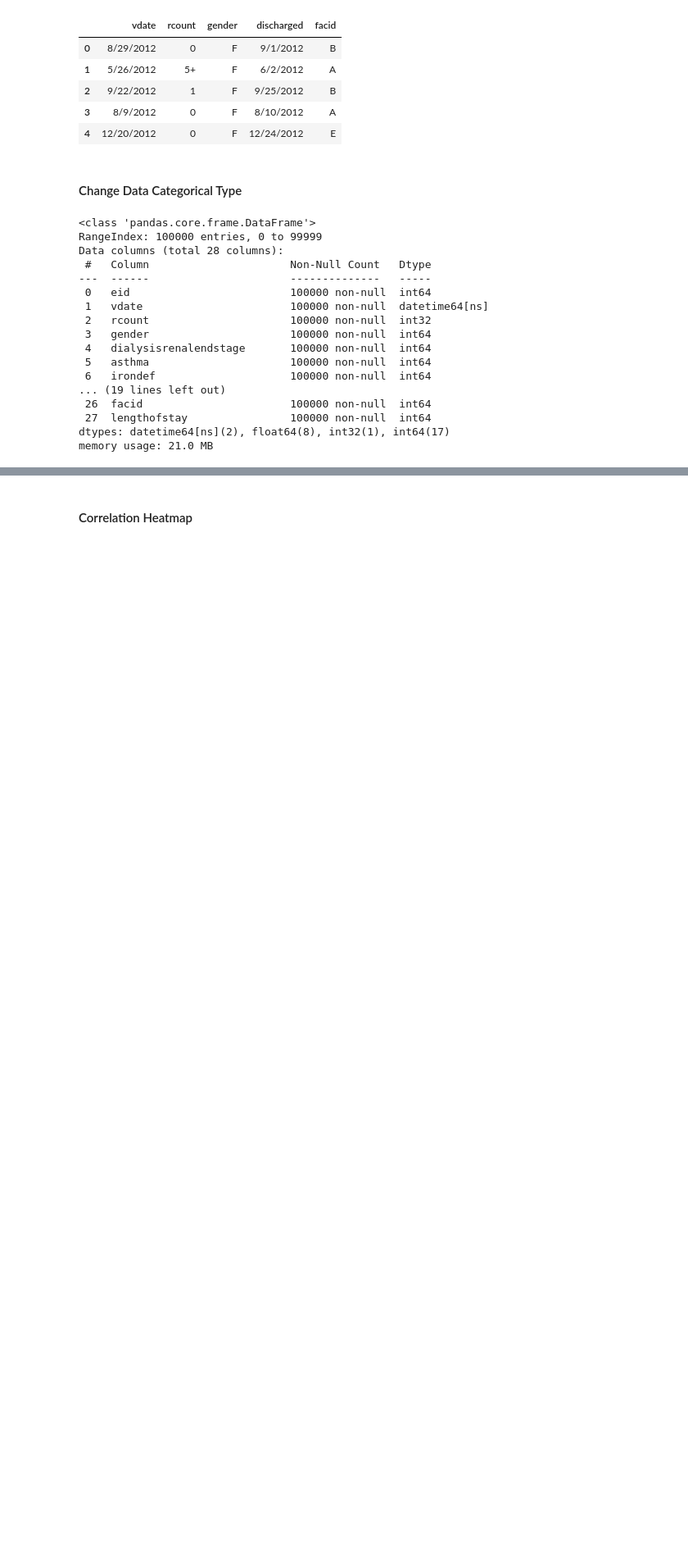
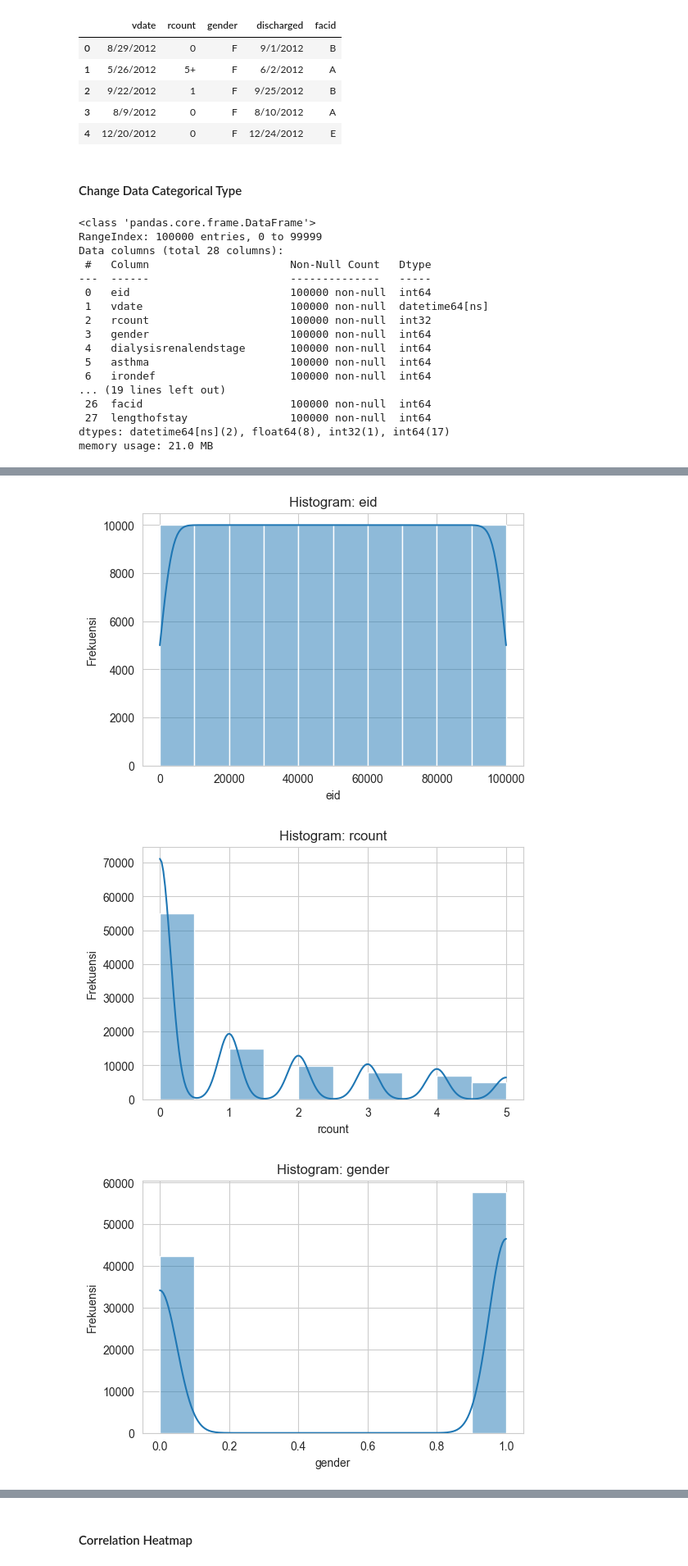
Before and after one commit to NasyaPutriRaudhah/Datathon, a Jupyter notebook: Datathon.ipynb, the cells around one changed output, grey strips where cells are left out. Shown at 82% size. Saved outputs shown, nothing was run; the diff lists cells and outputs as text; code cells hidden in the pictures; blank space fills up the shorter version.

```diff
--- a/Datathon.ipynb
+++ b/Datathon.ipynb
@@ -57,6 +57,11 @@ data.select_dtypes(include='object').head()
 | 2 | 9/22/2012 | 1 | F | 9/25/2012 | B |
 | 3 | 8/9/2012 | 0 | F | 8/10/2012 | A |
 | 4 | 12/20/2012 | 0 | F | 12/24/2012 | E |
+# %%
+import matplotlib.pyplot as plt
+import seaborn as sns
+sns.set_style('whitegrid')
+plt.rcParams['figure.figsize'] = (10, 6)
 # %% [markdown]
 #### Change Data Categorical Type
 # %%
@@ -89,3 +94,7 @@ Data columns (total 28 columns):
  27  lengthofstay                100000 non-null  int64
 dtypes: datetime64[ns](2), float64(8), int32(1), int64(17)
 memory usage: 21.0 MB
+# %%
+# Menampilkan semua kolom numerik
+numerik_cols = data.select_dtypes(include='number').columns
+print("Kolom numerik:", numerik_cols.tolist())
@@ -91,0 +103,16 @@ memory usage: 21.0 MB
+# %%
+import matplotlib.pyplot as plt
+import seaborn as sns
+
+for col in numerik_cols:
+    plt.figure(figsize=(6, 4))
+    sns.histplot(data[col], bins=10, kde=True)
+    plt.title(f'Histogram: {col}')
+    plt.xlabel(col)
+    plt.ylabel('Frekuensi')
+    plt.grid(True)
+    plt.show()
+# %% [output]
+[figure, added]
+[figure, added]
+[figure, added]
```
Also changed, not shown: parts of 3 cells of this notebook.
